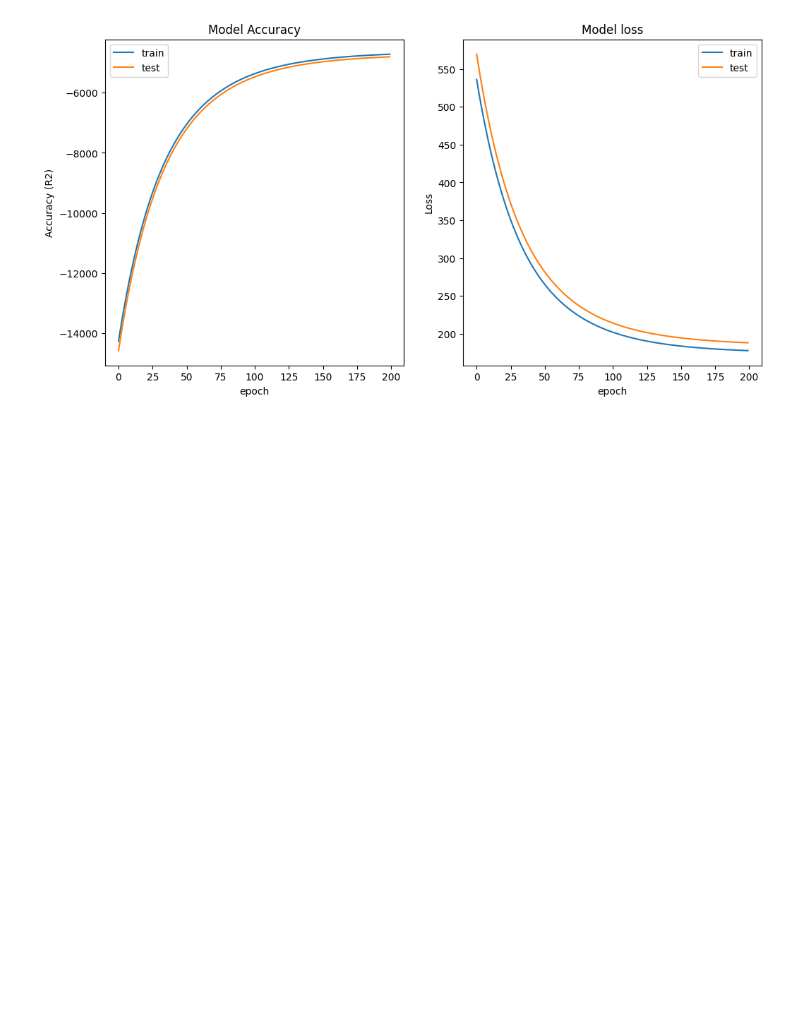
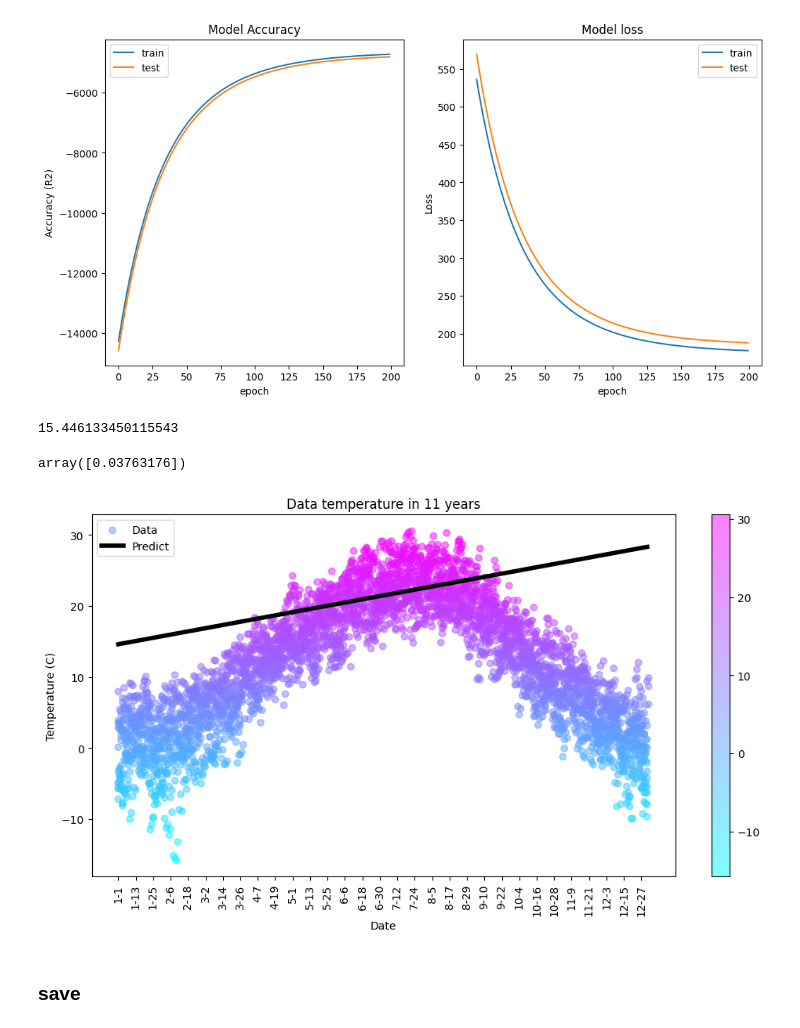
Before and after one commit to MSaberian/PyLearnMachineLearning, a Jupyter notebook: PyLearnMLPerceptron2/weather.ipynb, the cells around one changed output. Saved outputs shown, nothing was run; the diff lists cells and outputs as text; code cells hidden in the pictures; blank space fills up the shorter version.

```diff
--- a/PyLearnMLPerceptron2/weather.ipynb
+++ b/PyLearnMLPerceptron2/weather.ipynb
@@ -76,3 +76,29 @@ ax2.legend(['train','test'])
 plt.show()
 # %% [output]
 [figure]
+# %%
+model.predict([22])[0,0]
+# %% [output]
+15.446133450115543
+# %%
+model.W
+# %% [output]
+array([0.03763176])
+# %%
+plt.figure(figsize=(12,6))
+
+plt.scatter(data_day['Date_MD'].to_numpy(), data_day['Temperature (C)'].to_numpy(),\
+    alpha=.5, c=data_day['Temperature (C)'], cmap='cool')
+plt.plot(model.W[0]*range(365) + model.b[0], c='black', linewidth=4)
+plt.colorbar()
+plt.title("Data temperature in 11 years")
+plt.xlabel("Date")
+plt.ylabel("Temperature (C)")
+plt.xticks(rotation='vertical')
+plt.xticks(np.arange(0, 365, 12))
+plt.legend(['Data', 'Predict'])
+plt.show()
+# %% [output]
+[figure, added]
+# %% [markdown]
+### save
```
Also changed, not shown: parts of 1 cell of this notebook, 3 other files.
